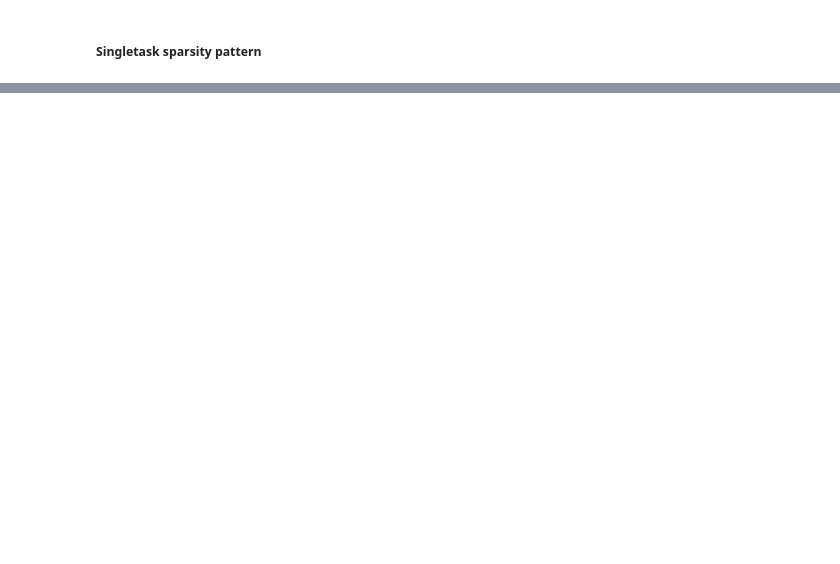
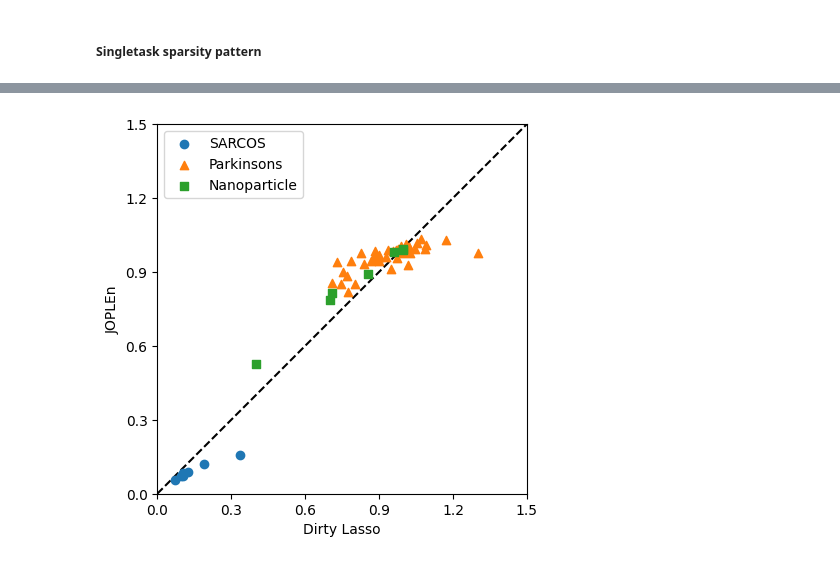
Before and after one commit to mattrmd/joplen_mlsp2024, a Jupyter notebook: experiments/plotting.ipynb, the cells around one changed output, grey strips where cells are left out. Cells and saved outputs as stored; diff of their text form; code cells hidden in the pictures; blank space fills up the shorter version.

```diff
--- a/experiments/plotting.ipynb
+++ b/experiments/plotting.ipynb
@@ -387,0 +542,43 @@ plt.show()
+# %%
+plt.scatter(
+    sarcos_dl_res["test"] / sarcos_dummy_results["test"],
+    sarcos_jp_res["test"] / sarcos_dummy_results["test"],
+    label="SARCOS",
+    marker="o",
+    zorder=10,
+)
+
+plt.scatter(
+    park_dl_res["test"] / park_dummy_results["test"],
+    park_jp_res["test"] / park_dummy_results["test"],
+    label="Parkinsons",
+    marker="^",
+    zorder=10,
+)
+
+plt.scatter(
+    nano_dl_res["test"] / nano_dummy_results["test"],
+    nano_jp_res["test"] / nano_dummy_results["test"],
+    label="Nanoparticle",
+    marker="s",
+    zorder=10,
+)
+
+x = np.linspace(0, 1.5, 6, endpoint=True)
+
+plt.plot(x, x, color="k", linestyle="--", zorder=0)
+
+plt.xticks(x)
+plt.yticks(x)
+
+plt.xlabel("Dirty Lasso")
+plt.ylabel("JOPLEn")
+plt.legend()
+plt.xlim(0, 1.5)
+plt.ylim(0, 1.5)
+
+plt.gca().set_aspect("equal")
+
+plt.show()
+# %% [output]
+[figure, added]
```
Also changed, not shown: parts of 12 cells of this notebook, 34 other files.
